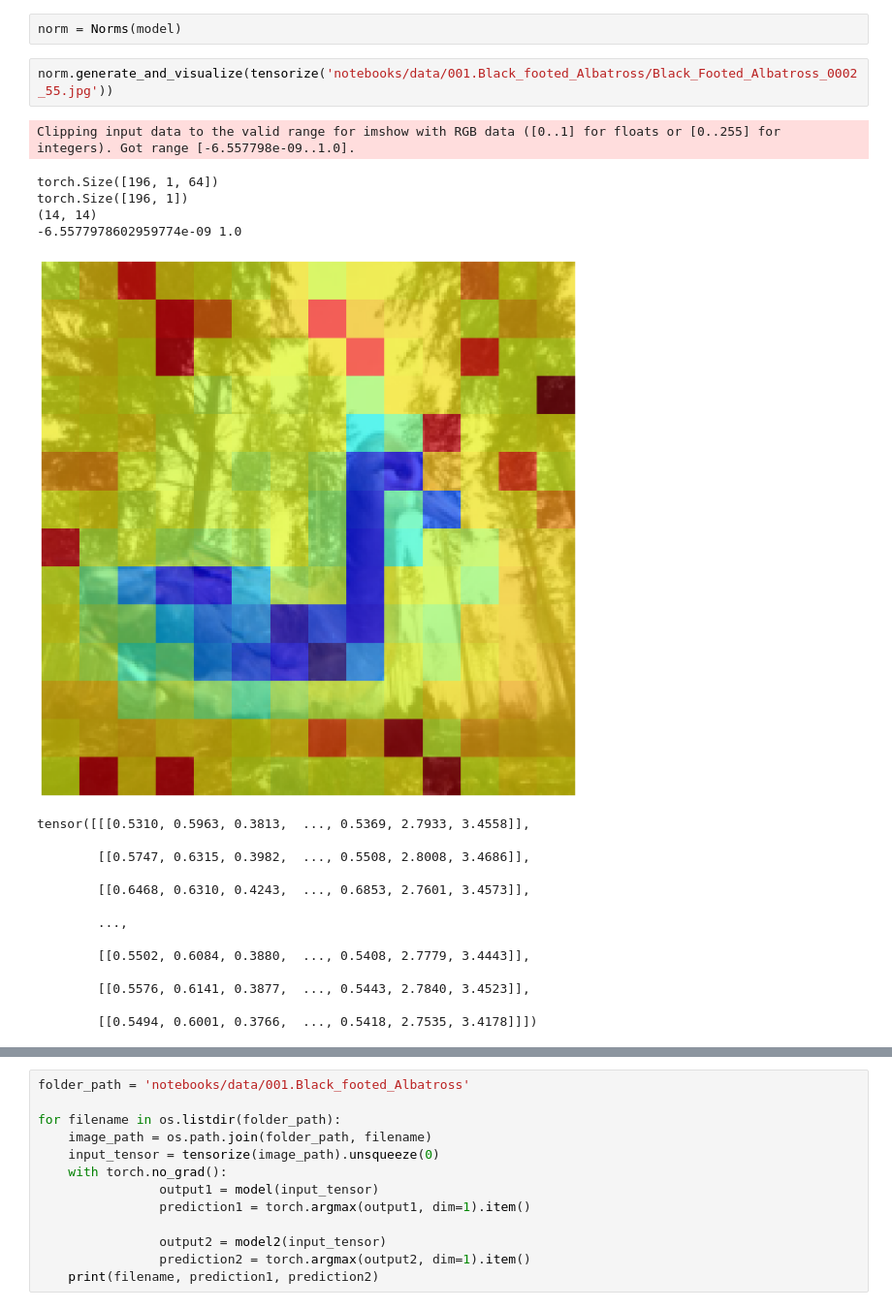
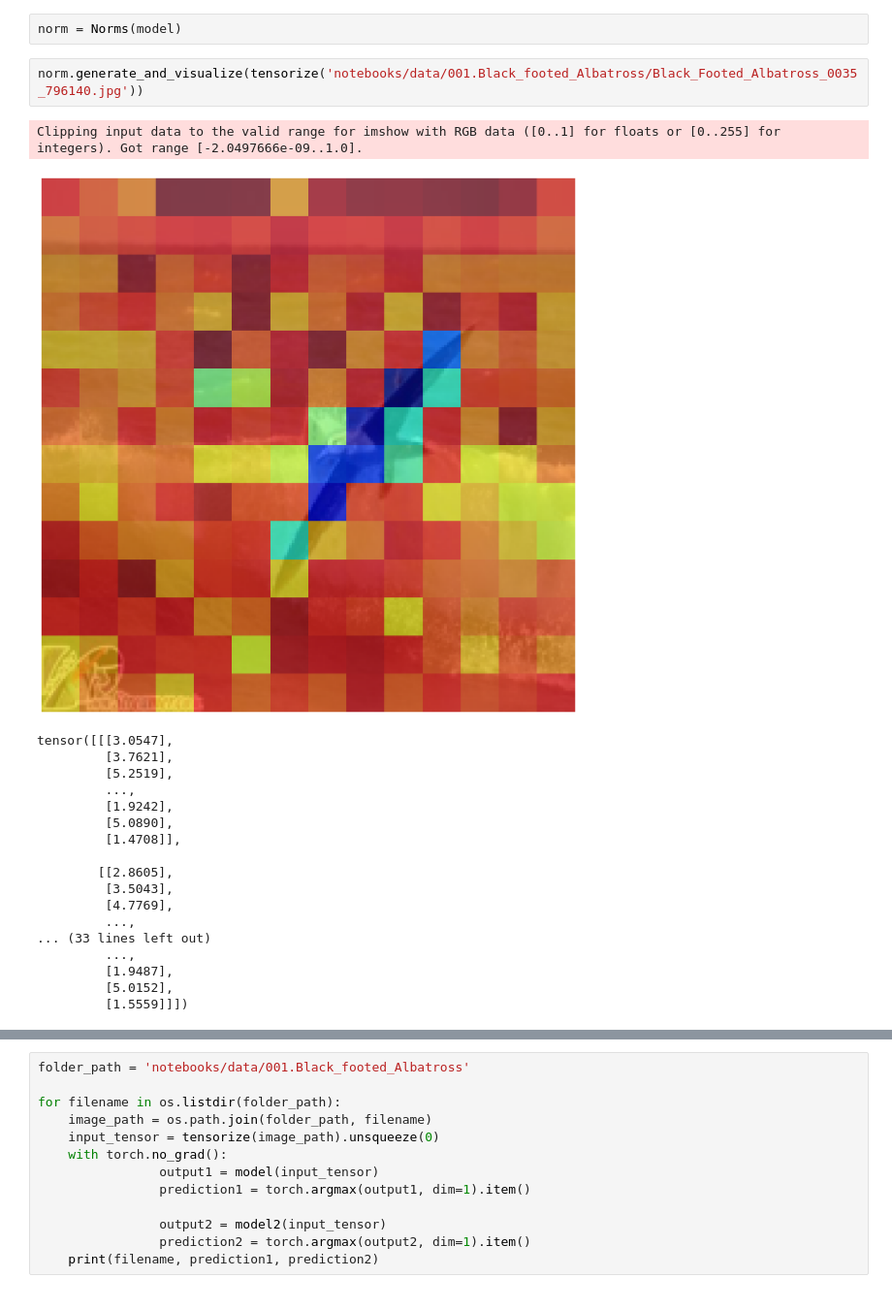
Before and after one commit to elmoprimmer/spurious_correlations, a Jupyter notebook: dfr_testing2.ipynb, the cells around one changed output, grey strips where cells are left out. Shown: that part at 97% size. Drawn from its saved outputs; the diff is of its cells as text.

```diff
--- a/dfr_testing2.ipynb
+++ b/dfr_testing2.ipynb
@@ -176,27 +176,27 @@ from norms import Norms
 # %%
 norm = Norms(model)
 # %%
-norm.generate_and_visualize(tensorize('notebooks/data/001.Black_footed_Albatross/Black_Footed_Albatross_0002_55.jpg'))
+norm.generate_and_visualize(tensorize('notebooks/data/001.Black_footed_Albatross/Black_Footed_Albatross_0035_796140.jpg'))
 # %% [output]
-Clipping input data to the valid range for imshow with RGB data ([0..1] for floats or [0..255] for integers). Got range [-6.557798e-09..1.0].
+Clipping input data to the valid range for imshow with RGB data ([0..1] for floats or [0..255] for integers). Got range [-2.0497666e-09..1.0].
+[figure, new version]
-torch.Size([196, 1, 64])
-torch.Size([196, 1])
-(14, 14)
--6.5577978602959774e-09 1.0
+tensor([[[3.0547],
+         [3.7621],
+         [5.2519],
+         ...,
+         [1.9242],
+         [5.0890],
+         [1.4708]],
+
+        [[2.8605],
+         [3.5043],
+         [4.7769],
+         ...,
+... (33 lines left out)
+         ...,
+         [1.9487],
+         [5.0152],
+         [1.5559]]])
-[figure, old version]
-tensor([[[0.5310, 0.5963, 0.3813,  ..., 0.5369, 2.7933, 3.4558]],
-
-        [[0.5747, 0.6315, 0.3982,  ..., 0.5508, 2.8008, 3.4686]],
-
-        [[0.6468, 0.6310, 0.4243,  ..., 0.6853, 2.7601, 3.4573]],
-
-        ...,
-
-        [[0.5502, 0.6084, 0.3880,  ..., 0.5408, 2.7779, 3.4443]],
-
-        [[0.5576, 0.6141, 0.3877,  ..., 0.5443, 2.7840, 3.4523]],
-
-        [[0.5494, 0.6001, 0.3766,  ..., 0.5418, 2.7535, 3.4178]]])
 # %%
 norm.plot_l2_norm_distribution_single(tensorize('notebooks/data/001.Black_footed_Albatross/Black_Footed_Albatross_0002_55.jpg'))
 # %% [output]
```
Also changed, not shown: parts of 2 cells of this notebook, 1 other file.
